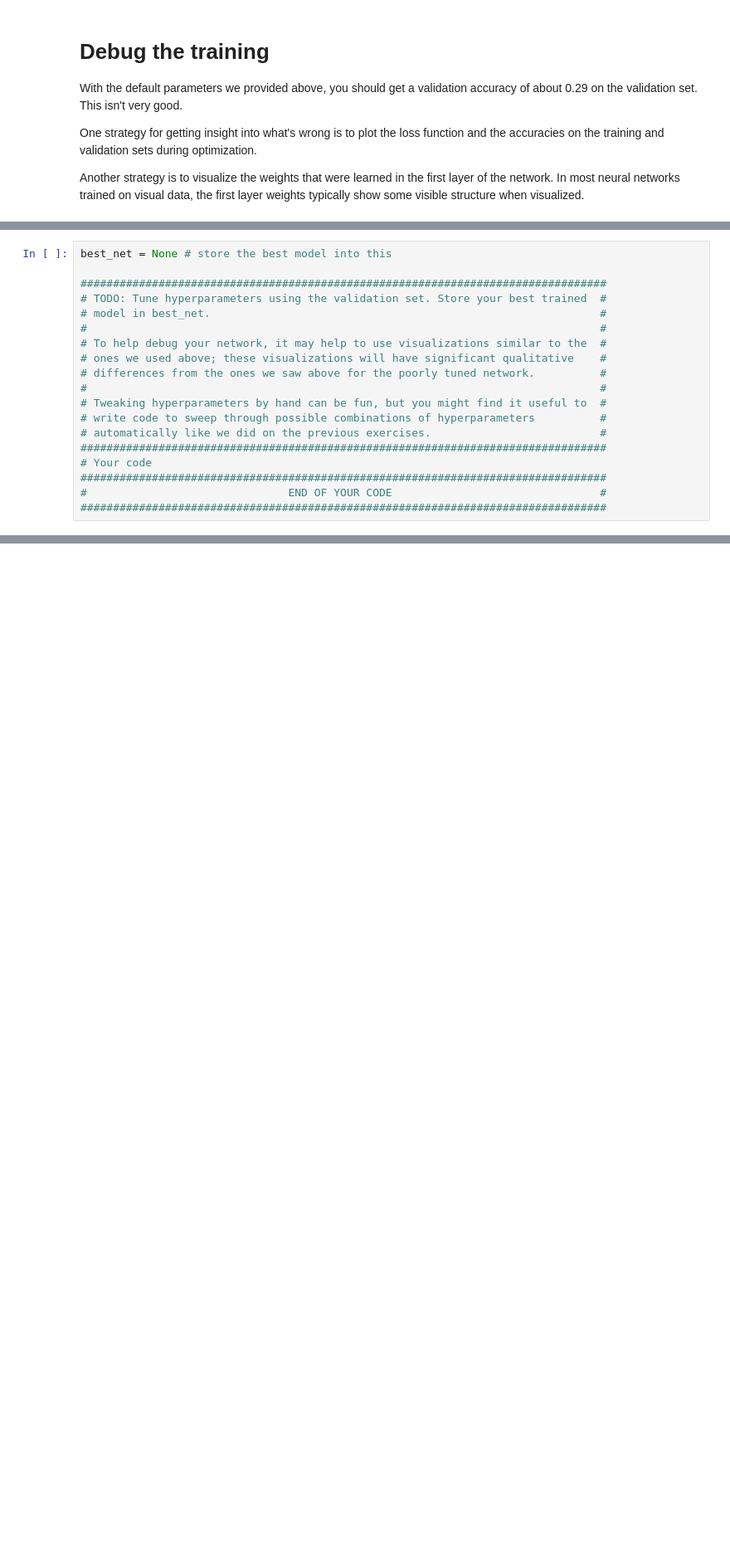
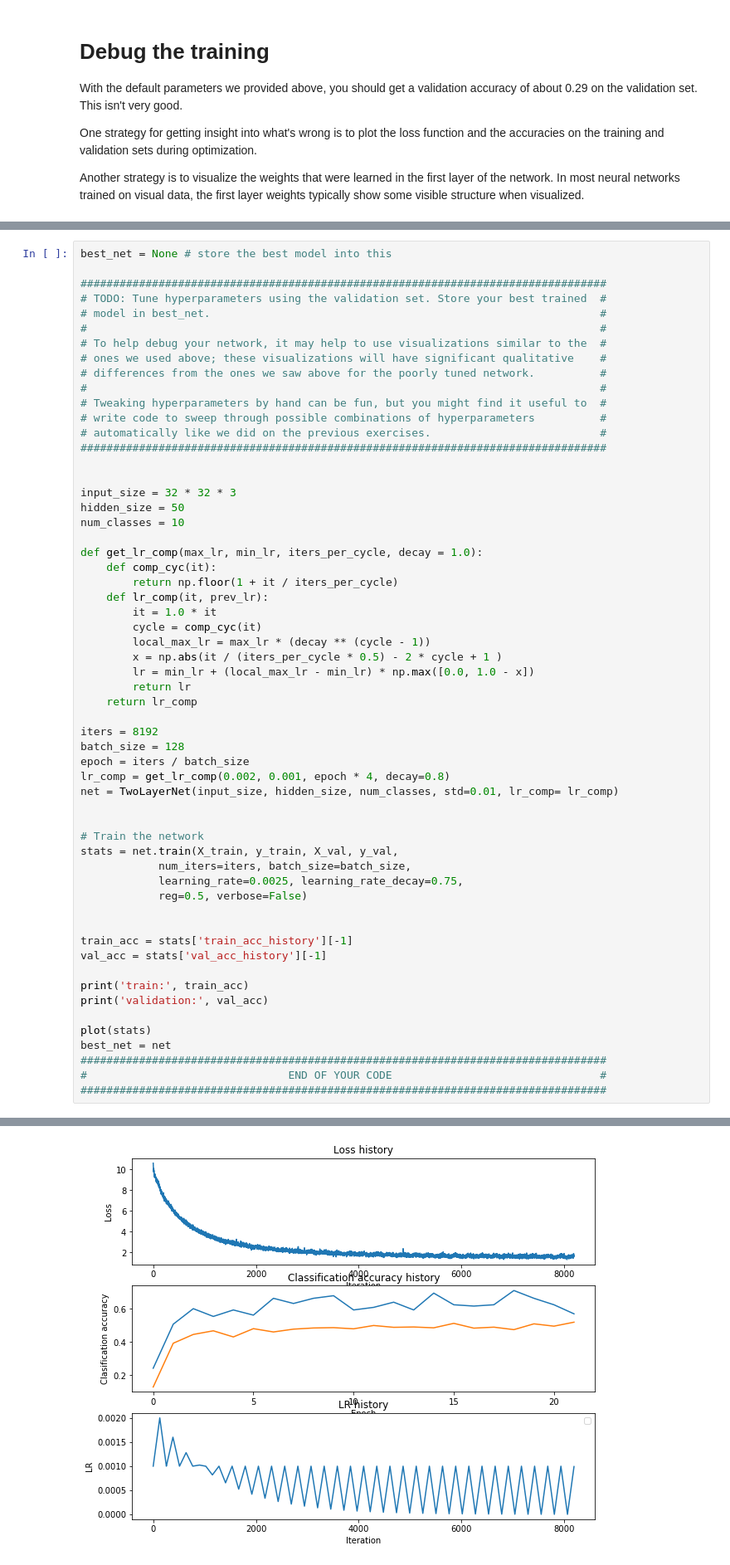
Before and after one commit to yaarams/yandex, a Jupyter notebook: dl/assignment1/two_layer_net.ipynb, the cells around one changed output, grey strips where cells are left out. Shown at 83% size. Saved outputs shown, nothing was run; the diff lists cells and outputs as text; blank space fills up the shorter version.

```diff
--- a/dl/assignment1/two_layer_net.ipynb
+++ b/dl/assignment1/two_layer_net.ipynb
@@ -368,7 +417,47 @@ best_net = None # store the best model into this
 # write code to sweep through possible combinations of hyperparameters          #
 # automatically like we did on the previous exercises.                          #
 #################################################################################
-# Your code
+
+
+input_size = 32 * 32 * 3
+hidden_size = 50
+num_classes = 10
+
+def get_lr_comp(max_lr, min_lr, iters_per_cycle, decay = 1.0):
+    def comp_cyc(it):
+        return np.floor(1 + it / iters_per_cycle)
+    def lr_comp(it, prev_lr):
+        it = 1.0 * it
+        cycle = comp_cyc(it)
+        local_max_lr = max_lr * (decay ** (cycle - 1))
+        x = np.abs(it / (iters_per_cycle * 0.5) - 2 * cycle + 1 )
+        lr = min_lr + (local_max_lr - min_lr) * np.max([0.0, 1.0 - x])
+        return lr
+    return lr_comp
+
+iters = 8192
+batch_size = 128
+epoch = iters / batch_size
+lr_comp = get_lr_comp(0.002, 0.001, epoch * 4, decay=0.8)
+net = TwoLayerNet(input_size, hidden_size, num_classes, std=0.01, lr_comp= lr_comp)
+
+
+# Train the network
+stats = net.train(X_train, y_train, X_val, y_val,
+            num_iters=iters, batch_size=batch_size,
+            learning_rate=0.0025, learning_rate_decay=0.75,
+            reg=0.5, verbose=False)
+
+
+train_acc = stats['train_acc_history'][-1]
+val_acc = stats['val_acc_history'][-1]
+
+print('train:', train_acc)
+print('validation:', val_acc)
+
+plot(stats)
+best_net = net
 #################################################################################
 #                               END OF YOUR CODE                                #
 #################################################################################
+# %% [output]
@@ -375,2 +467,3 @@ best_net = None # store the best model into this
+[figure, added]
 # %%
 # visualize the weights of the best network
```
Also changed, not shown: parts of 13 cells of this notebook, 1 other file.
